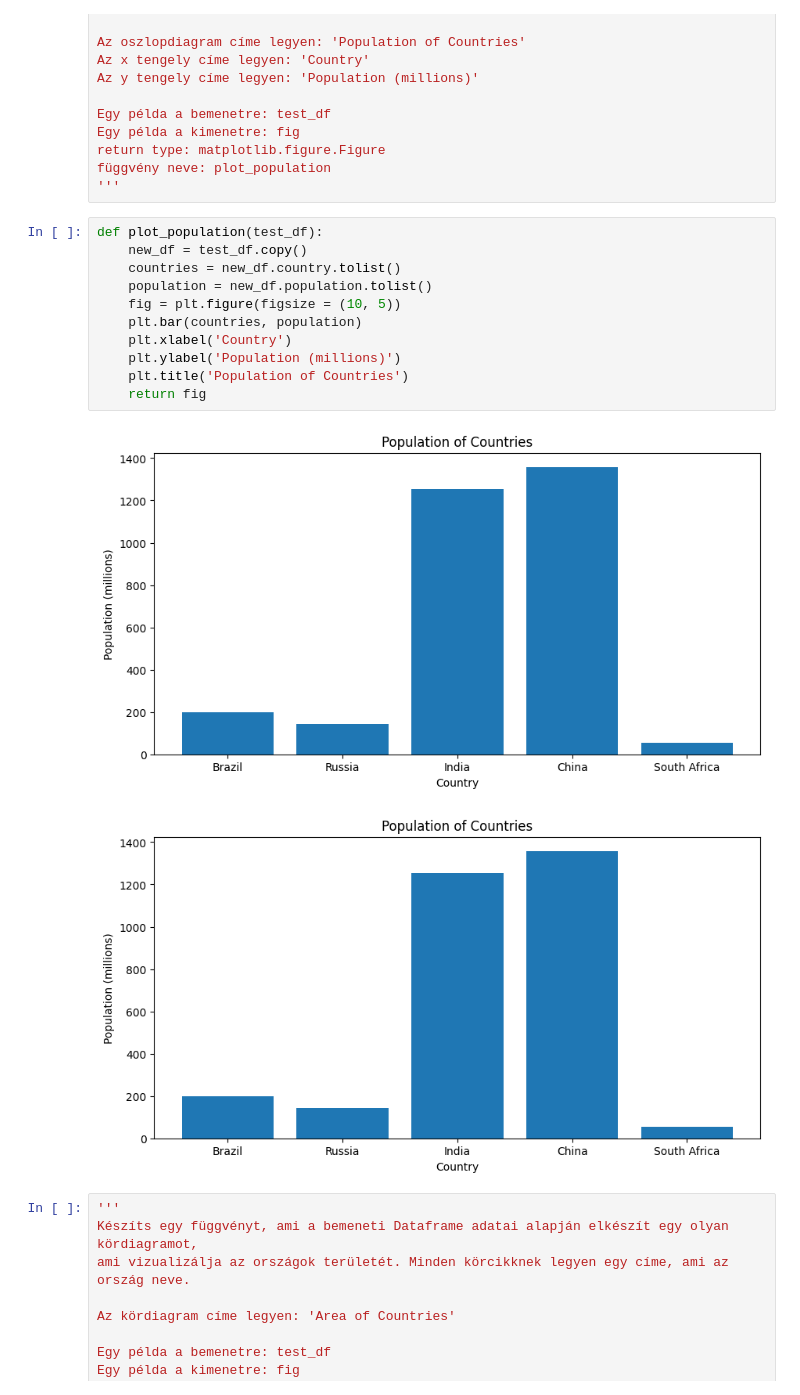
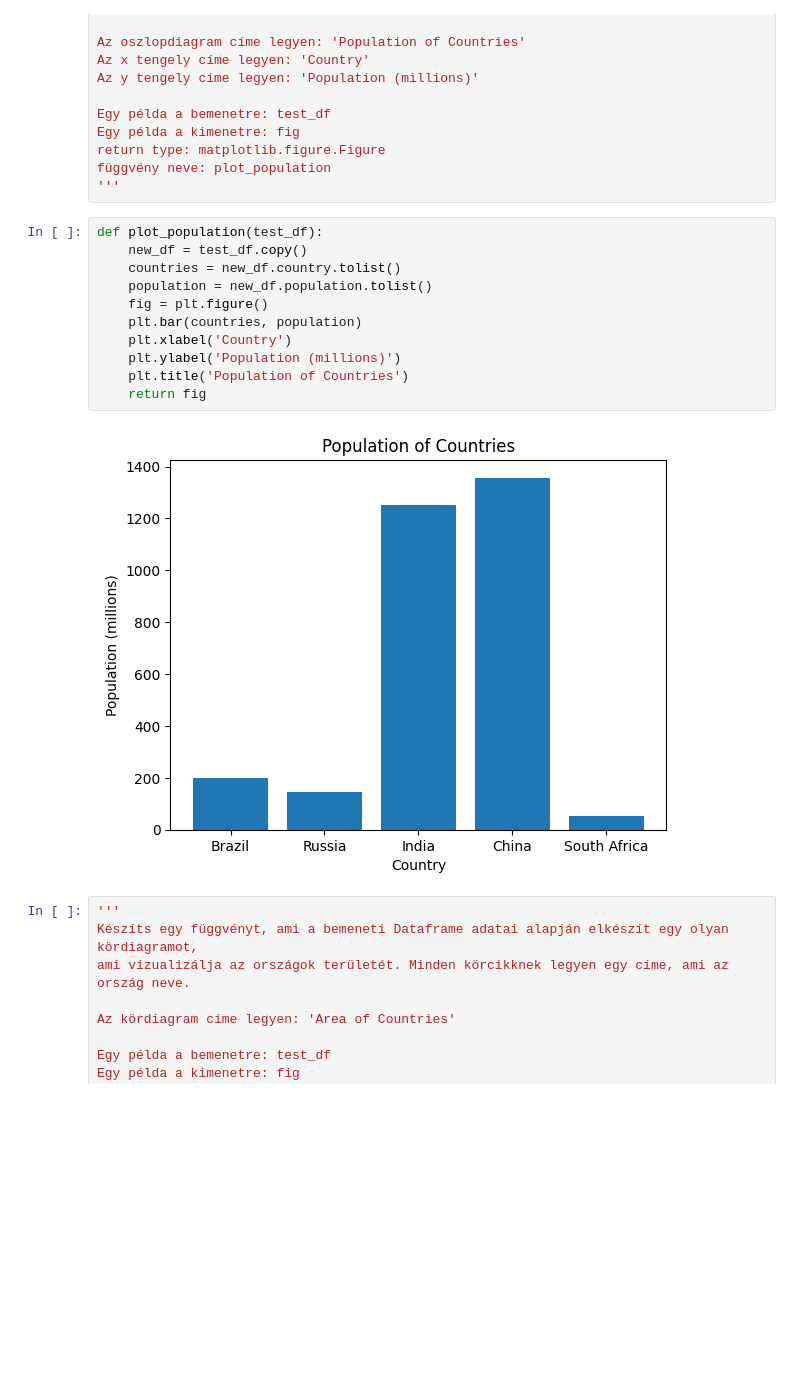
Before and after one commit to kuttelbalint/BEVADAT2022232, a Jupyter notebook: GYAK/GYAK04/GYAK04.ipynb, the cells around one changed output. Saved outputs shown, nothing was run; the diff lists cells and outputs as text; blank space fills up the shorter version.

```diff
--- a/GYAK/GYAK04/GYAK04.ipynb
+++ b/GYAK/GYAK04/GYAK04.ipynb
@@ -109,17 +102,16 @@ függvény neve: plot_population
 # %%
 def plot_population(test_df):
     new_df = test_df.copy()
     countries = new_df.country.tolist()
     population = new_df.population.tolist()
-    fig = plt.figure(figsize = (10, 5))
+    fig = plt.figure()
     plt.bar(countries, population)
     plt.xlabel('Country')
     plt.ylabel('Population (millions)')
     plt.title('Population of Countries')
     return fig
 # %% [output]
-[figure, old version]
+[figure, new version]
-[figure, removed]
 # %%
 '''
 Készíts egy függvényt, ami a bemeneti Dataframe adatai alapján elkészít egy olyan kördiagramot,
```
Also changed, not shown: parts of 2 cells of this notebook, 1 other file.
